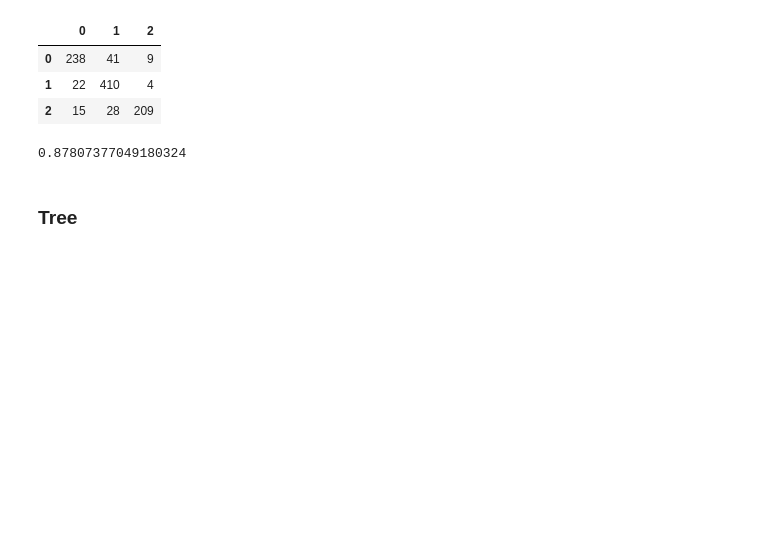
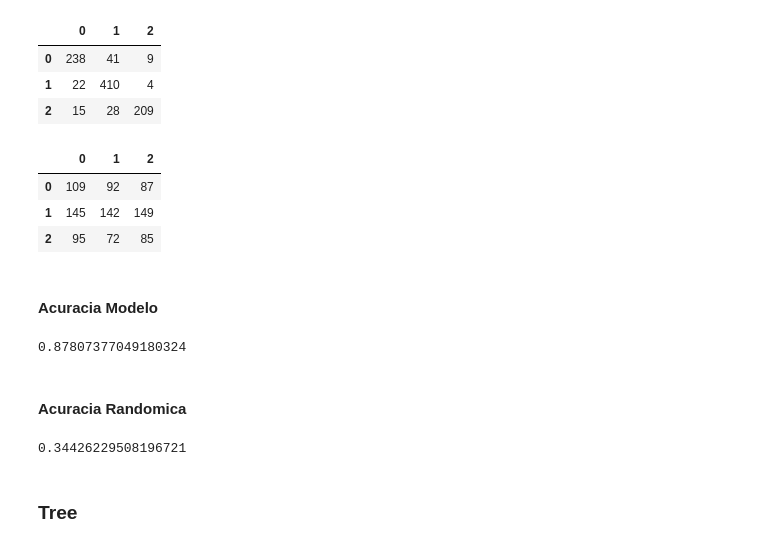
Before and after one commit to Alexjvgentil/Simple-Sentiment-Model, a Jupyter notebook: Modelo Sentimento.ipynb, the cells around one changed output. Saved outputs shown, nothing was run; the diff lists cells and outputs as text; code cells hidden in the pictures; blank space fills up the shorter version.

```diff
--- a/Modelo Sentimento.ipynb
+++ b/Modelo Sentimento.ipynb
@@ -62,6 +62,11 @@ y = dataset.Sentimento
 
 X_train, X_test, y_train, y_test = train_test_split(X, y, test_size=0.3, random_state=1234)
 X_teste2, X_val, y_teste2, y_val = train_test_split(X_test, y_test, test_size=0.5, random_state=1234)
+# %%
+import random
+import numpy as np
+y_train_rand = np.random.choice([-1,0,1], len(y_train))
+y_test_rand = np.random.choice([-1,0,1], len(y_test))
 # %%
 from sklearn.feature_extraction.text import TfidfVectorizer
 #realiza o tdidf
@@ -176,10 +104,25 @@ pd.DataFrame(confusion_matrix(y_pred=predicted,y_true=y_test))
 | 0 | 238 | 41 | 9 |
 | 1 | 22 | 410 | 4 |
 | 2 | 15 | 28 | 209 |
+# %%
+pd.DataFrame(confusion_matrix(y_pred=y_test_rand,y_true=y_test))
+# %% [output]
+|  | 0 | 1 | 2 |
+| 0 | 109 | 92 | 87 |
+| 1 | 145 | 142 | 149 |
+| 2 | 95 | 72 | 85 |
+# %% [markdown]
+<h4>Acuracia Modelo</h4>
 # %%
 accuracy_score(y_pred=predicted,y_true=y_test)
 # %% [output]
 0.87807377049180324
+# %% [markdown]
+<h4>Acuracia Randomica</h4>
+# %%
+accuracy_score(y_pred=y_test_rand,y_true=y_test)
+# %% [output]
+0.34426229508196721
 # %% [markdown]
 <h3>Tree</h3>
 # %%
```
Also changed, not shown: parts of 14 cells of this notebook.
